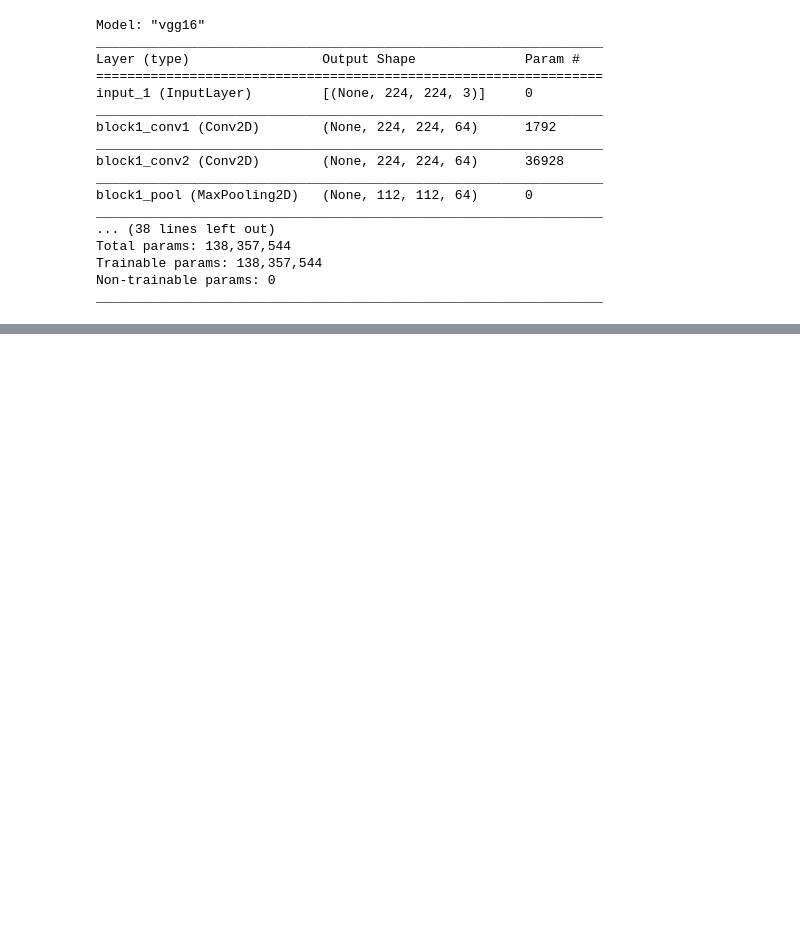
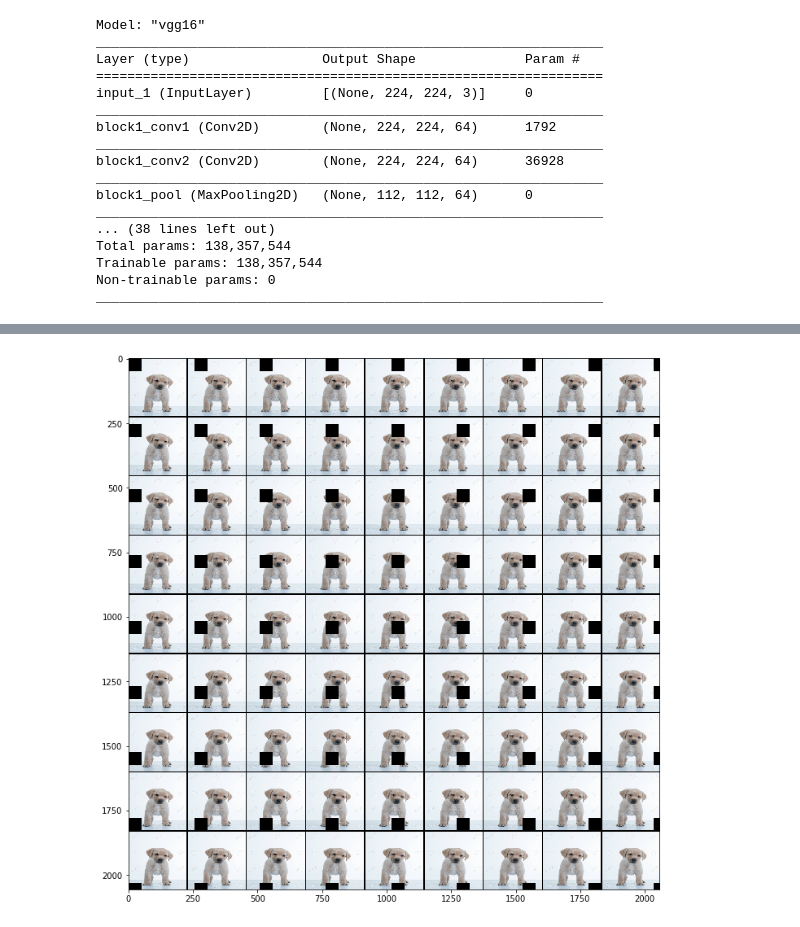
Before and after one commit to Abhijit-2592/visualizing_cnns, a Jupyter notebook: occlusion_experiment.ipynb, the cells around one changed output, grey strips where cells are left out. Cells and saved outputs as stored; diff of their text form; code cells hidden in the pictures; blank space fills up the shorter version.

```diff
--- a/occlusion_experiment.ipynb
+++ b/occlusion_experiment.ipynb
@@ -47,0 +90,32 @@ _________________________________________________________________
+# %%
+def stitch_images(images, margin=5, cols=5):
+    """Utility function to stitch images together with a `margin`.
+    Args:
+        images: The array of 2D images to stitch.
+        margin: The black border margin size between images (Default value = 5)
+        cols: Max number of image cols. New row is created when number of images exceed the column size.
+            (Default value = 5)
+    Returns:
+        A single numpy image array comprising of input images.
+    """
+    if len(images) == 0:
+        return None
+
+    h, w, c = images[0].shape
+    n_rows = int(np.ceil(len(images) / cols))
+    n_cols = min(len(images), cols)
+
+    out_w = n_cols * w + (n_cols - 1) * margin
+    out_h = n_rows * h + (n_rows - 1) * margin
+    stitched_images = np.zeros((out_h, out_w, c), dtype=images[0].dtype)
+
+    for row in range(n_rows):
+        for col in range(n_cols):
+            img_idx = row * cols + col
+            if img_idx >= len(images):
+                break
+
+            stitched_images[(h + margin) * row: (h + margin) * row + h,
+                            (w + margin) * col: (w + margin) * col + w, :] = images[img_idx]
+
+    return stitched_images
@@ -47,0 +127,7 @@ _________________________________________________________________
+# %%
+stitched_image = stitch_images(masked_images,cols=image_size[0])
+plt.figure(figsize=(12,12))
+plt.imshow(stitched_image)
+plt.show()
+# %% [output]
+[figure, added]
```
Also changed, not shown: parts of 18 cells of this notebook.
